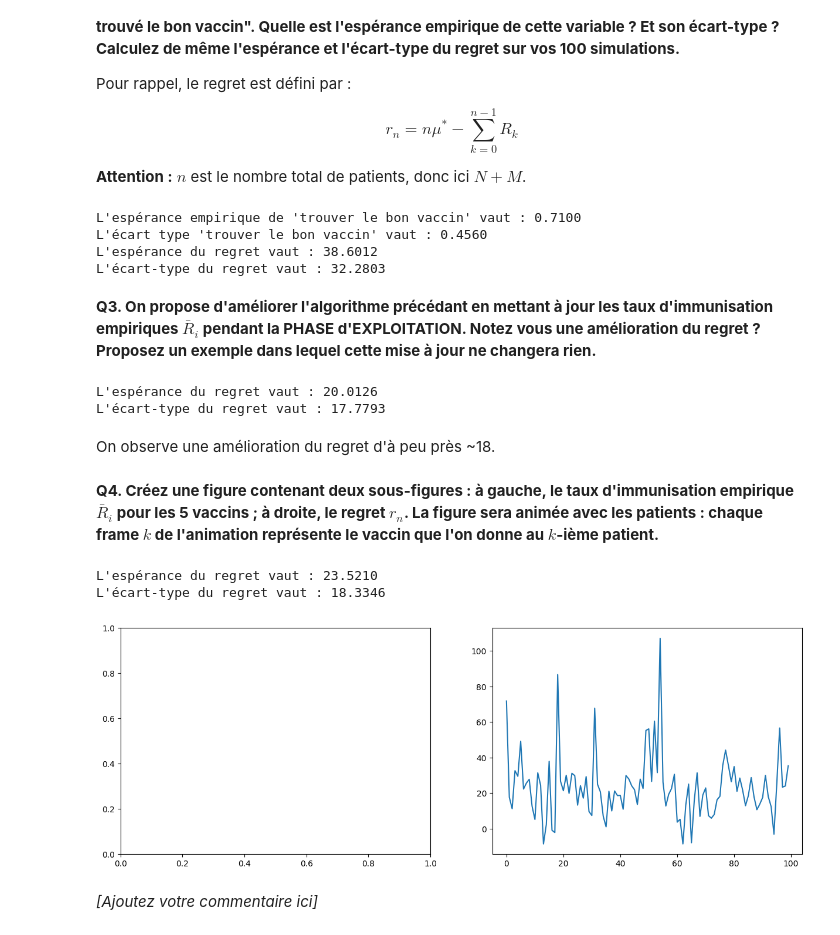
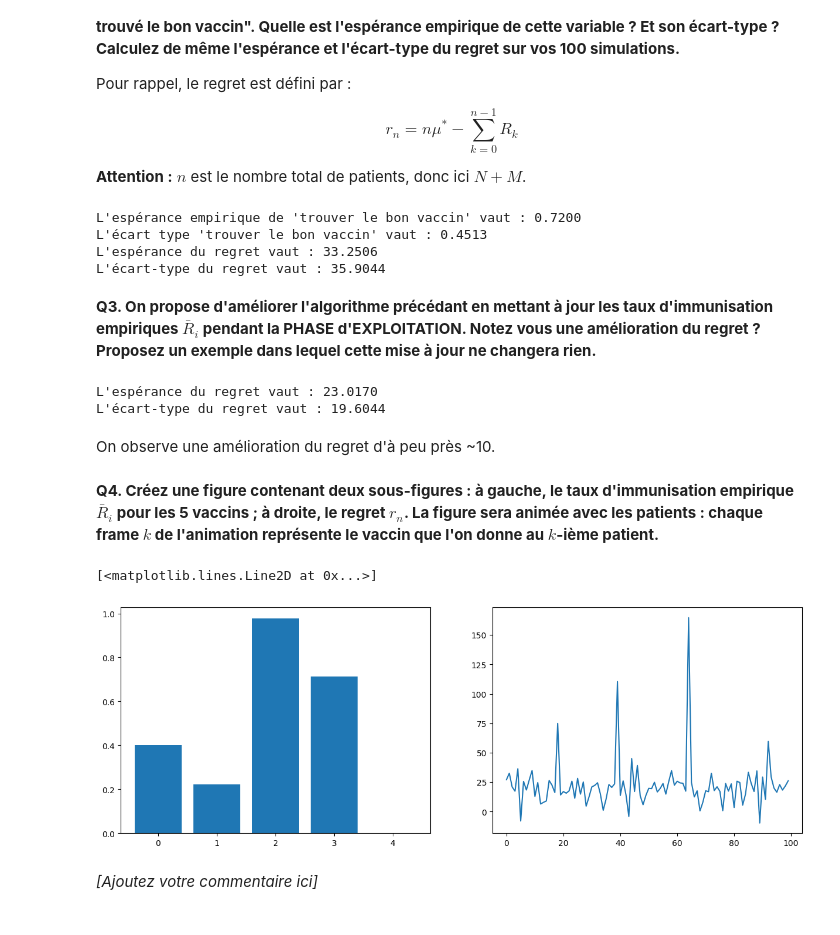
Before and after one commit to Miolith/reinforcement-learning, a Jupyter notebook: C1_TP_MAB1.ipynb, the cells around one changed output. Drawn from its saved outputs; the diff is of its cells as text; code cells hidden in the pictures.

```diff
--- a/C1_TP_MAB1.ipynb
+++ b/C1_TP_MAB1.ipynb
@@ -258,8 +258,7 @@ for i, MAB in enumerate(MAB_100):
     results[i] = int(best_vaccin == actual_best)
 
     # Exploitation
-    reward[best_vaccin] = MAB[best_vaccin].sample(M).sum()
-
+    reward[best_vaccin] += MAB[best_vaccin].sample(M).sum()
     regret[i] = n*MAB[actual_best].immunity_rate - reward.sum()
 
 
@@ -274,10 +273,10 @@ print("L'écart type 'trouver le bon vaccin' vaut : %.4f" % ecart_type)
 print("L'espérance du regret vaut : %.4f" % regret_moyen)
 print("L'écart-type du regret vaut : %.4f" % regret_ecart_type)
 # %% [output]
-L'espérance empirique de 'trouver le bon vaccin' vaut : 0.7100
-L'écart type 'trouver le bon vaccin' vaut : 0.4560
-L'espérance du regret vaut : 38.6012
-L'écart-type du regret vaut : 32.2803
+L'espérance empirique de 'trouver le bon vaccin' vaut : 0.7200
+L'écart type 'trouver le bon vaccin' vaut : 0.4513
+L'espérance du regret vaut : 33.2506
+L'écart-type du regret vaut : 35.9044
 # %% [markdown]
 **Q3. On propose d'améliorer l'algorithme précédant en mettant à jour les taux d'immunisation empiriques $\bar{R}_i$ pendant la PHASE d'EXPLOITATION. Notez vous une amélioration du regret ? Proposez un exemple dans lequel cette mise à jour ne changera rien.**
 # %%
@@ -317,10 +316,10 @@ regret_ecart_type = torch.std(regret)
 print("L'espérance du regret vaut : %.4f" % regret_moyen)
 print("L'écart-type du regret vaut : %.4f" % regret_ecart_type)
 # %% [output]
-L'espérance du regret vaut : 20.0126
-L'écart-type du regret vaut : 17.7793
+L'espérance du regret vaut : 23.0170
+L'écart-type du regret vaut : 19.6044
 # %% [markdown]
-On observe une amélioration du regret d'à peu près ~18.
+On observe une amélioration du regret d'à peu près ~10.
 # %% [markdown]
 **Q4. Créez une figure contenant deux sous-figures : à gauche, le taux d'immunisation empirique $\bar{R}_i$ pour les 5 vaccins ; à droite, le regret $r_n$. La figure sera animée avec les patients : chaque frame $k$ de l'animation représente le vaccin que l'on donne au $k$-ième patient.**
 # %%
@@ -353,41 +352,38 @@ N = 50
 M = 500
 n = N + M
 
 regret = torch.zeros(100)
 
 for i, MAB in enumerate(MAB_100):
     # Exploration
     reward = torch.zeros(5)
     T = torch.zeros(5)
     for k in range(N):
         vaccin = torch.randint(low=0, high=5, size=(1,))
         T[vaccin] += 1
         reward[vaccin] += MAB[vaccin].sample(1).int().item()
 
     best_vaccin = torch.argmax(reward / T)
     actual_best = torch.argmax(torch.tensor([v.immunity_rate for v in MAB]))
 
     # Exploitation
     vaccin = best_vaccin
     for k in range(M):
         reward[vaccin] += MAB[vaccin].sample(1).int().item()
         T[vaccin] += 1
         vaccin = torch.argmax(reward / T)
 
     regret[i] = n*MAB[actual_best].immunity_rate - reward.sum()
 
-regret_moyen = regret.mean()
-regret_ecart_type = torch.std(regret)
 
 fig, (ax1, ax2) = plt.subplots(1, 2, figsize=(15, 5))
-ax1 = plt.plot(regret)
 
-print("L'espérance du regret vaut : %.4f" % regret_moyen)
-print("L'écart-type du regret vaut : %.4f" % regret_ecart_type)
+ax1.bar(range(5), reward / T)
+
+ax2.plot(regret)
 # %% [output]
-L'espérance du regret vaut : 23.5210
-L'écart-type du regret vaut : 18.3346
+[<matplotlib.lines.Line2D at 0x...>]
-[figure, old version]
+[figure, new version]
 # %% [markdown]
 *[Ajoutez votre commentaire ici]*
 # %% [markdown]
```
